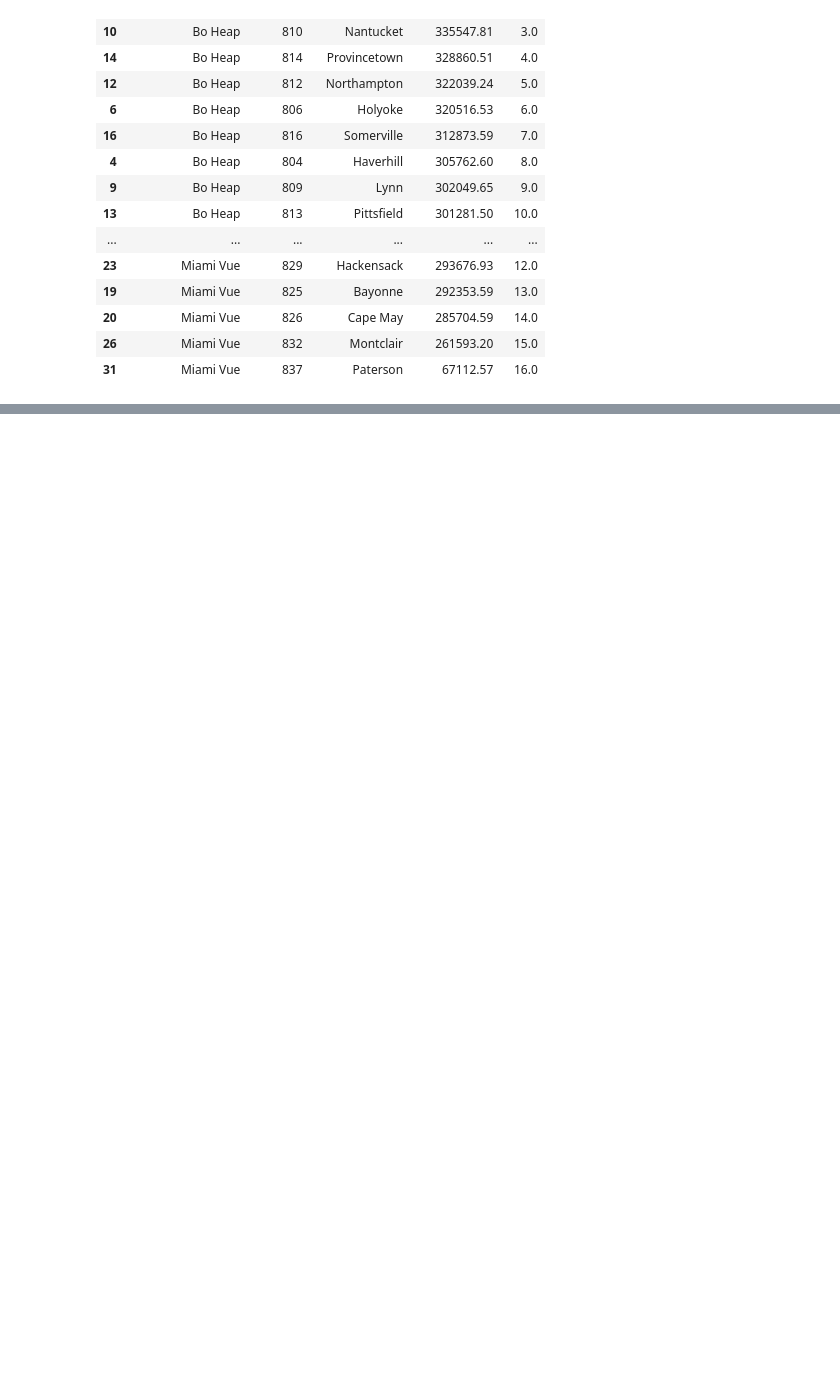
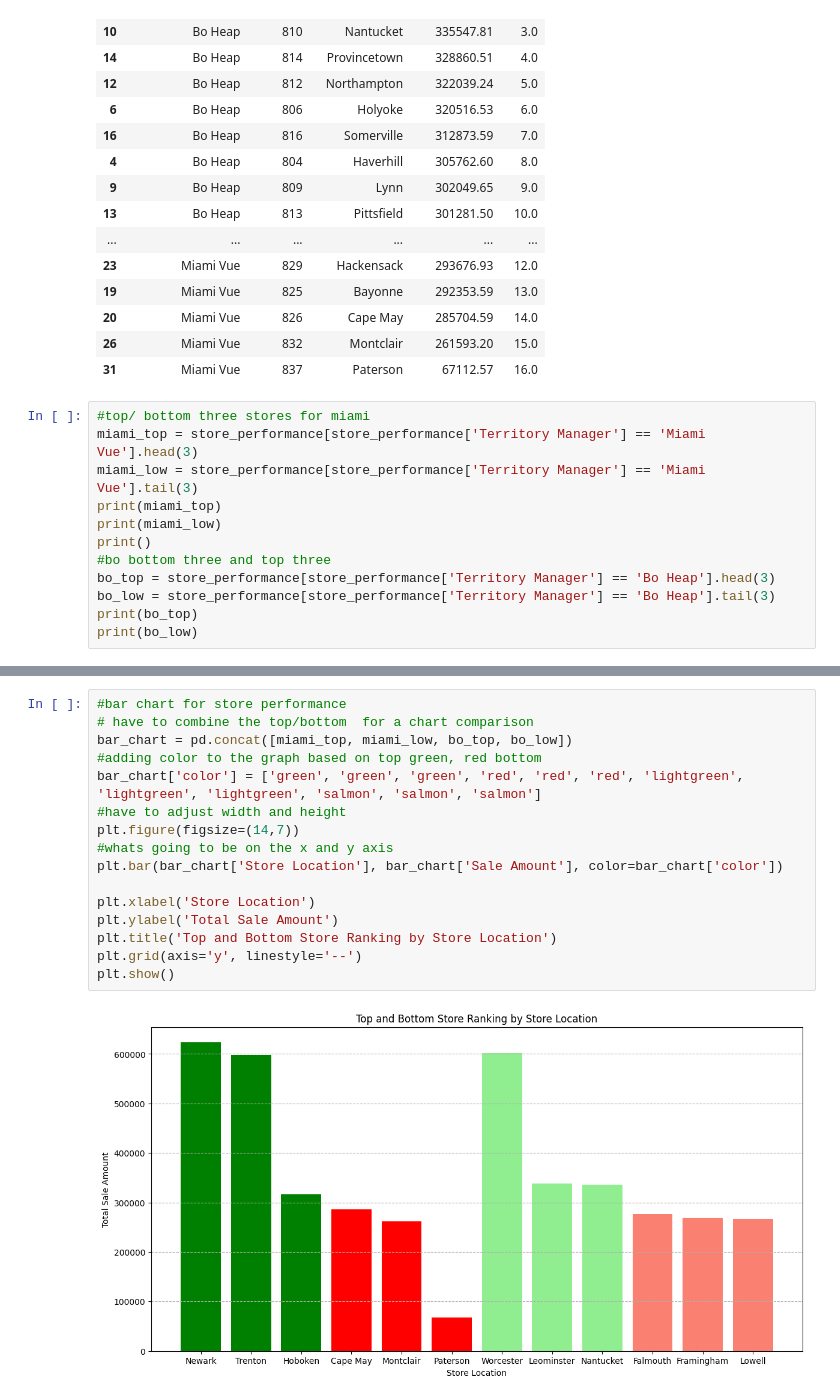
Before and after one commit to Tltj15/Capstone_2, a Jupyter notebook: arista_sales_analysis.ipynb, the cells around one changed output, grey strips where cells are left out. Drawn from its saved outputs; the diff is of its cells as text; blank space fills up the shorter version.

```diff
--- a/arista_sales_analysis.ipynb
+++ b/arista_sales_analysis.ipynb
@@ -198,3 +211,15 @@ store_performance
 | 20 | Miami Vue | 826 | Cape May | 285704.59 | 14.0 |
 | 26 | Miami Vue | 832 | Montclair | 261593.20 | 15.0 |
 | 31 | Miami Vue | 837 | Paterson | 67112.57 | 16.0 |
+# %%
+#top/ bottom three stores for miami
+miami_top = store_performance[store_performance['Territory Manager'] == 'Miami Vue'].head(3)
+miami_low = store_performance[store_performance['Territory Manager'] == 'Miami Vue'].tail(3)
+print(miami_top)
+print(miami_low)
+print()
+#bo bottom three and top three
+bo_top = store_performance[store_performance['Territory Manager'] == 'Bo Heap'].head(3)
+bo_low = store_performance[store_performance['Territory Manager'] == 'Bo Heap'].tail(3)
+print(bo_top)
+print(bo_low)
@@ -201 +250,19 @@ store_performance
+# %%
+#bar chart for store performance
+# have to combine the top/bottom  for a chart comparison
+bar_chart = pd.concat([miami_top, miami_low, bo_top, bo_low])
+#adding color to the graph based on top green, red bottom
+bar_chart['color'] = ['green', 'green', 'green', 'red', 'red', 'red', 'lightgreen', 'lightgreen', 'lightgreen', 'salmon', 'salmon', 'salmon']
+#have to adjust width and height
+plt.figure(figsize=(14,7))
+#whats going to be on the x and y axis
+plt.bar(bar_chart['Store Location'], bar_chart['Sale Amount'], color=bar_chart['color'])
+
+plt.xlabel('Store Location')
+plt.ylabel('Total Sale Amount')
+plt.title('Top and Bottom Store Ranking by Store Location')
+plt.grid(axis='y', linestyle='--')
+plt.show()
+# %% [output]
+[figure, added]
 # %% [markdown]
```
Also changed, not shown: parts of 34 cells of this notebook.
